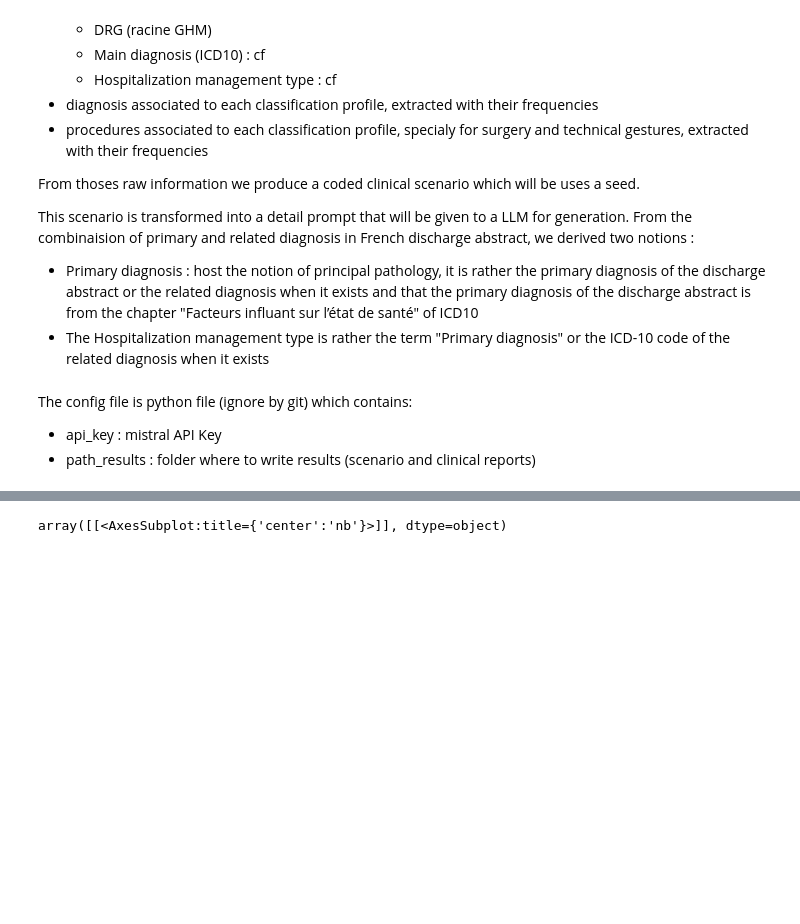
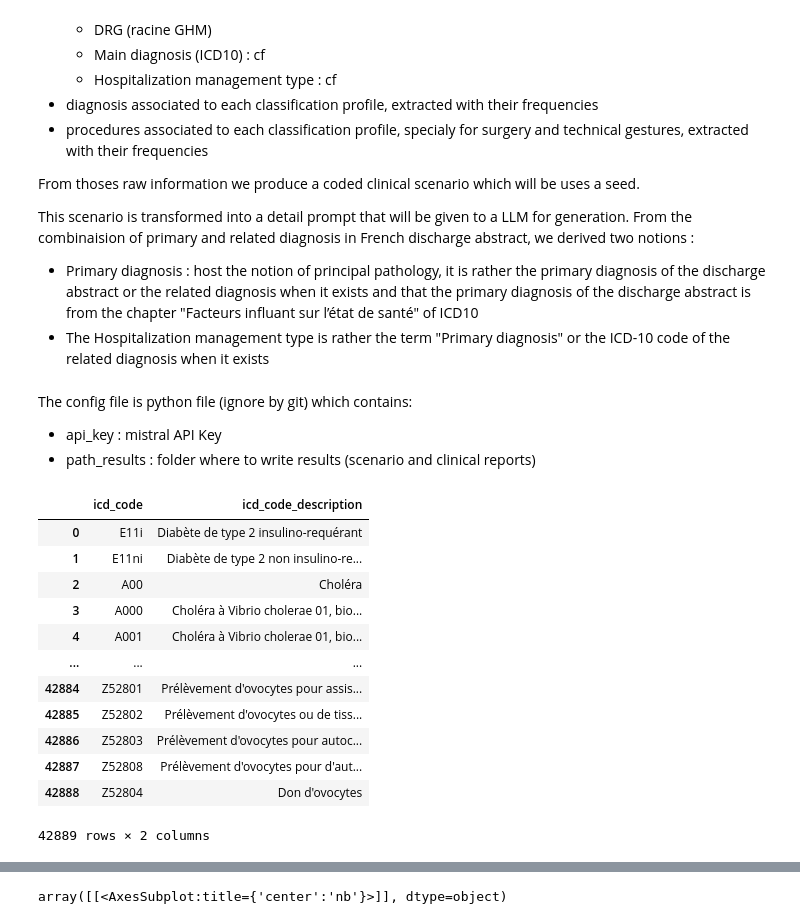
Before and after one commit to 24p11/recode-scenario, a Jupyter notebook: generate_scenarios_v4.ipynb, the cells around one changed output, grey strips where cells are left out. Drawn from its saved outputs; the diff is of its cells as text; code cells hidden in the pictures; blank space fills up the shorter version.

```diff
--- a/generate_scenarios_v4.ipynb
+++ b/generate_scenarios_v4.ipynb
@@ -71,0 +64,16 @@ gs.load_procedures("bn_pmsi_procedures_20250818.csv",col_names)
+# %%
+gs.df_icd_official
+# %% [output]
+|  | icd_code | icd_code_description |
+| 0 | E11i | Diabète de type 2 insulino-requérant |
+| 1 | E11ni | Diabète de type 2 non insulino-re... |
+| 2 | A00 | Choléra |
+| 3 | A000 | Choléra à Vibrio cholerae 01, bio... |
+| 4 | A001 | Choléra à Vibrio cholerae 01, bio... |
+| ... | ... | ... |
+| 42884 | Z52801 | Prélèvement d'ovocytes pour assis... |
+| 42885 | Z52802 | Prélèvement d'ovocytes ou de tiss... |
+| 42886 | Z52803 | Prélèvement d'ovocytes pour autoc... |
+| 42887 | Z52808 | Prélèvement d'ovocytes pour d'aut... |
+| 42888 | Z52804 | Don d'ovocytes |
+42889 rows × 2 columns
```
Also changed, not shown: parts of 7 cells of this notebook.
